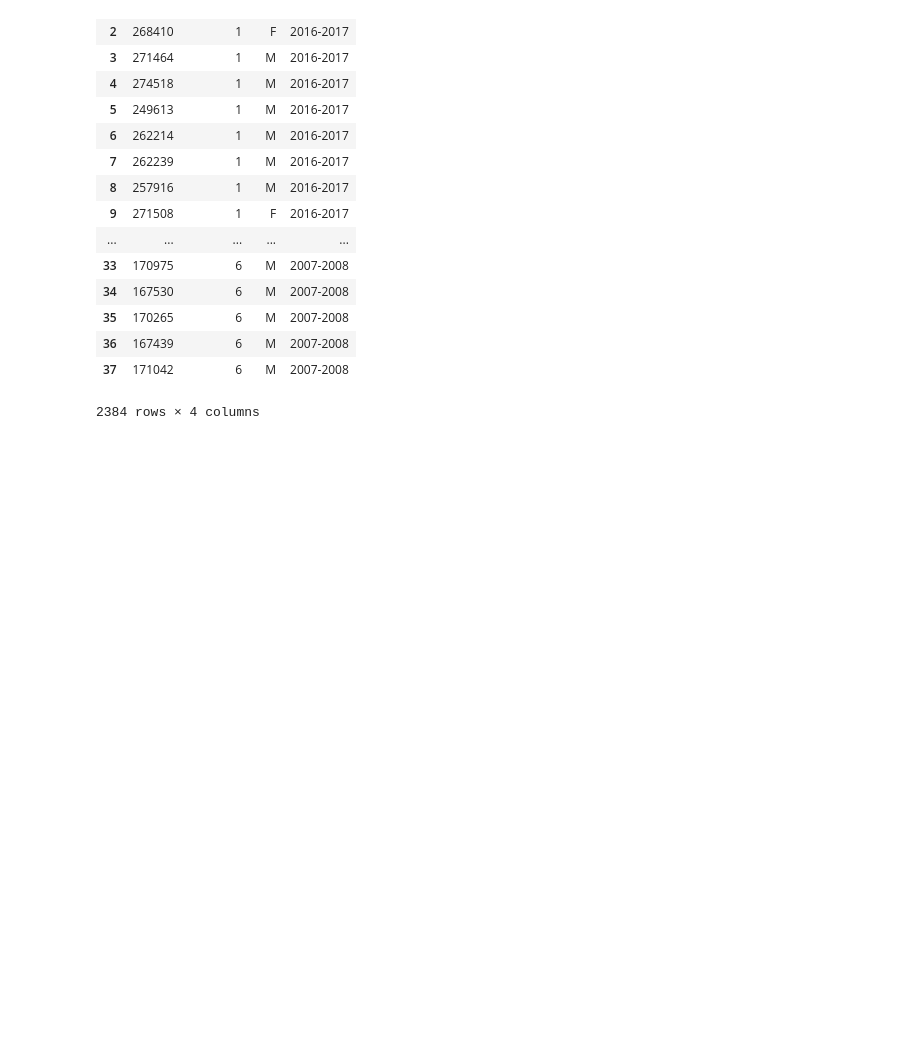
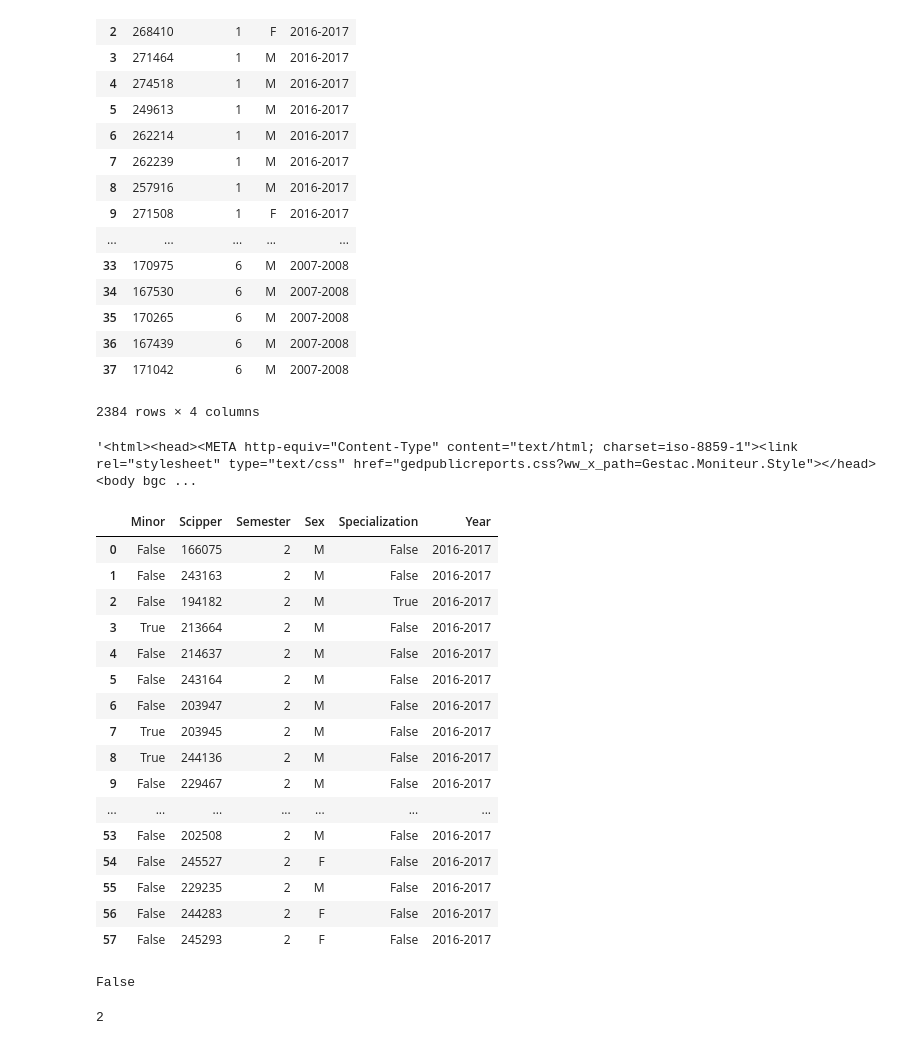
Before and after one commit to amirsh/ada-ana, a Jupyter notebook: HW2-notebooks/hw2.ipynb, the cells around one changed output. Drawn from its saved outputs; the diff is of its cells as text; code cells hidden in the pictures; blank space fills up the shorter version.

Commit message:
WIP master dataframe extraction

```diff
--- a/HW2-notebooks/hw2.ipynb
+++ b/HW2-notebooks/hw2.ipynb
@@ -68,3 +68,60 @@ get_bs_alldata()
 | 36 | 167439 | 6 | M | 2007-2008 |
 | 37 | 171042 | 6 | M | 2007-2008 |
 2384 rows × 4 columns
+# %%
+msSem1_text="Master semestre 1"
+msSemPF_text="Projet Master automne"
+msSemPS_text="Projet Master printemps"
+msSem1=selectFields[2].find("option", text=msSem1_text)["value"]
+msSemPF=selectFields[2].find("option", text=msSemPF_text)["value"]
+msSemPS=selectFields[2].find("option", text=msSemPS_text)["value"]
+r2 = get_bs_html(msSemPF, allYears[0])
+# %%
+r2.content
+# %% [output]
+'<html><head><META http-equiv="Content-Type" content="text/html; charset=iso-8859-1"><link rel="stylesheet" type="text/css" href="gedpublicreports.css?ww_x_path=Gestac.Moniteur.Style"></head><body bgc ...
+# %%
+def get_ms_dataframe(request_link):
+  soup2 = BSoup(request_link.text, "lxml")
+  elems=soup2.find_all("tr")[2:]
+  titleinfo = soup2.find("font").text.split(', ')
+  semester=titleinfo[2]
+  semester=1 if semester==msSem1_text else (2 if semester==msSemPF_text else 3)
+  year=titleinfo[1]
+  all_data=[]
+  for elem in elems:
+    items=elem.find_all("td")
+    gender = "M" if (items[0].text == "Monsieur") else "F"
+    sciper = int(items[10].text)
+    spec = items[4].text <> ""
+    minor = items[6].text <> ""
+    all_data.append({"Scipper": sciper, "Sex": gender, "Year": year, "Semester": semester,
+                    "Minor": minor, "Specialization": spec})
+  return pd.DataFrame(all_data)
+get_ms_dataframe(r2)
+# %% [output]
+|  | Minor | Scipper | Semester | Sex | Specialization | Year |
+| 0 | False | 166075 | 2 | M | False | 2016-2017 |
+| 1 | False | 243163 | 2 | M | False | 2016-2017 |
+| 2 | False | 194182 | 2 | M | True | 2016-2017 |
+| 3 | True | 213664 | 2 | M | False | 2016-2017 |
+| 4 | False | 214637 | 2 | M | False | 2016-2017 |
+| 5 | False | 243164 | 2 | M | False | 2016-2017 |
+| 6 | False | 203947 | 2 | M | False | 2016-2017 |
+| 7 | True | 203945 | 2 | M | False | 2016-2017 |
+| 8 | True | 244136 | 2 | M | False | 2016-2017 |
+| 9 | False | 229467 | 2 | M | False | 2016-2017 |
+| ... | ... | ... | ... | ... | ... | ... |
+| 53 | False | 202508 | 2 | M | False | 2016-2017 |
+| 54 | False | 245527 | 2 | F | False | 2016-2017 |
+| 55 | False | 229235 | 2 | M | False | 2016-2017 |
+| 56 | False | 244283 | 2 | F | False | 2016-2017 |
+| 57 | False | 245293 | 2 | F | False | 2016-2017 |
+# %%
+spec
+# %% [output]
+False
+# %%
+semester
+# %% [output]
+2
```
